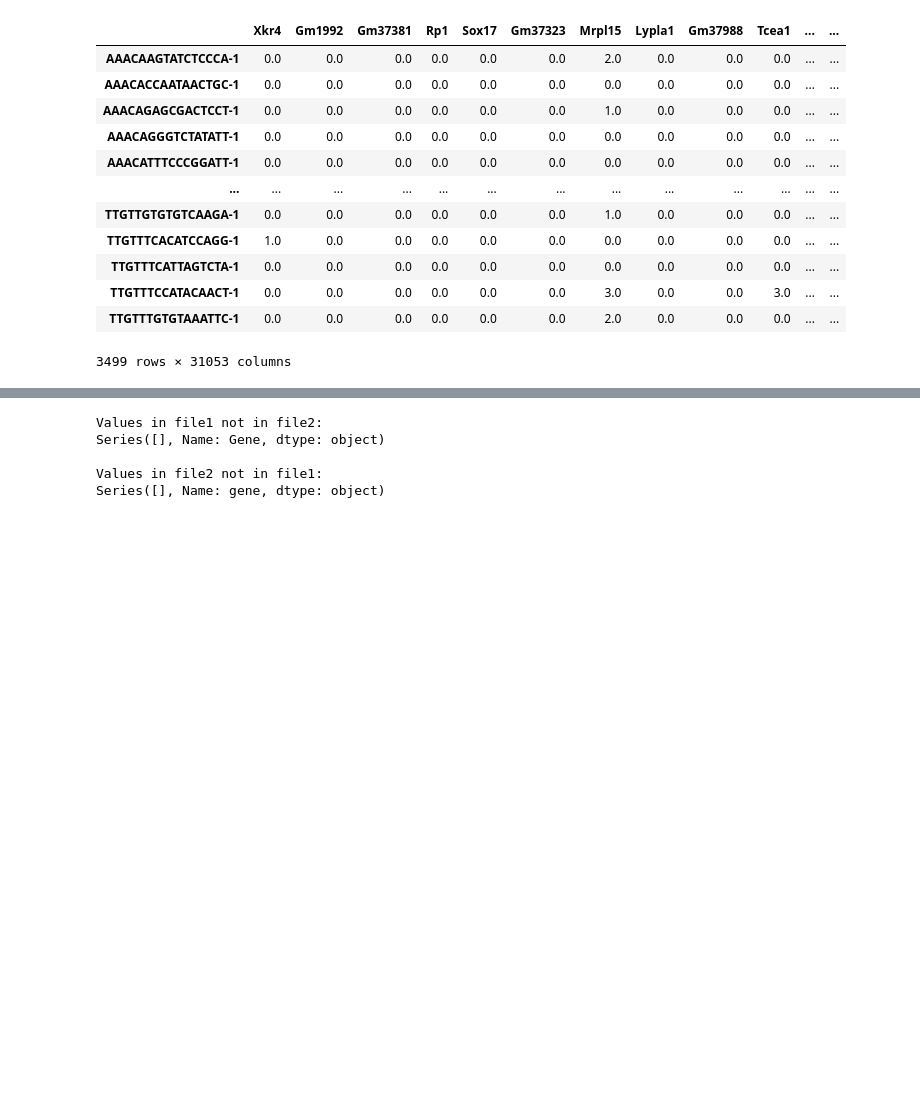
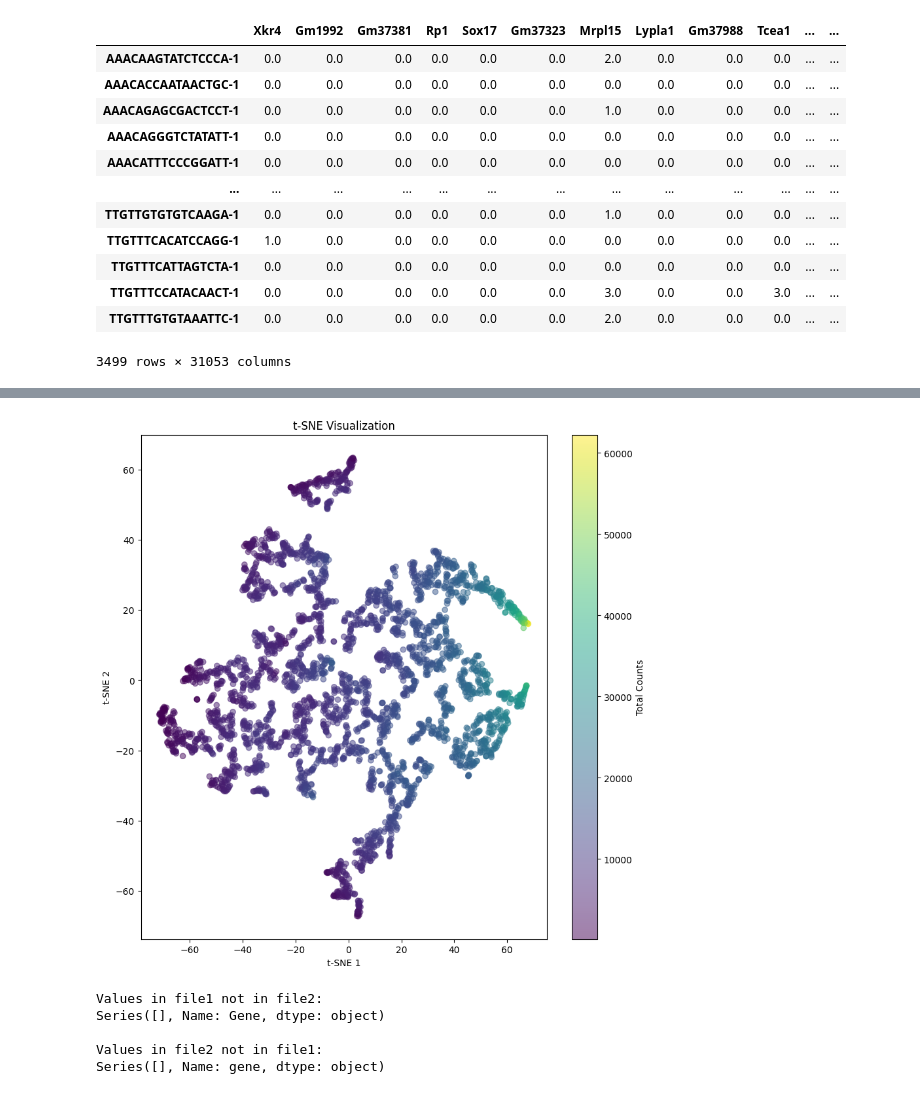
Before and after one commit to ScheWann/A-Part-to-Whole-Circular-Cell-Explorer, a Jupyter notebook: RedesignChallenge/Python/process.ipynb, the cells around one changed output, grey strips where cells are left out. Saved outputs shown, nothing was run; the diff lists cells and outputs as text; code cells hidden in the pictures; blank space fills up the shorter version.

Commit message:
change UMI counts color showing

```diff
--- a/RedesignChallenge/Python/process.ipynb
+++ b/RedesignChallenge/Python/process.ipynb
@@ -328,0 +358,7 @@ pandas.core.series.Series
+# %%
+total_counts = umi_counts.sum(axis=1)
+cellTotal_df = pd.DataFrame({
+    'barcode': total_counts.index,
+    'total_counts': total_counts.values
+})
+cellTotal_df
@@ -329,3 +396,31 @@ pandas.core.series.Series
+# %%
+# Assuming positions and cellTotal_df are already defined
+
+total_merged_df = pd.merge(positions, cellTotal_df, on="barcode")
+total_merged_df.set_index('barcode', inplace=True)
+
+# Select the columns for t-SNE analysis
+features = total_merged_df[['x', 'y', 'total_counts']]
+
+# Apply t-SNE
+tsne = TSNE(n_components=2, random_state=0)
+tsne_results = tsne.fit_transform(features)
+
+# Add t-SNE results to the DataFrame
+total_merged_df['tsne-2d-one'] = tsne_results[:, 0]
+total_merged_df['tsne-2d-two'] = tsne_results[:, 1]
+
+# Visualize the results
+plt.figure(figsize=(10, 10))
+scatter = plt.scatter(total_merged_df['tsne-2d-one'], total_merged_df['tsne-2d-two'],
+                      c=total_merged_df['total_counts'], cmap='viridis', alpha=0.5)
+plt.colorbar(scatter, label='Total Counts')
+plt.title('t-SNE Visualization')
+plt.xlabel('t-SNE 1')
+plt.ylabel('t-SNE 2')
+plt.show()
+# %% [output]
+[figure, added]
 # %%
 # Check if the gene names in the two files are the same
 df_test_1 = gene_df["Gene"]
```
Also changed, not shown: parts of 5 cells of this notebook, 3 other files.
